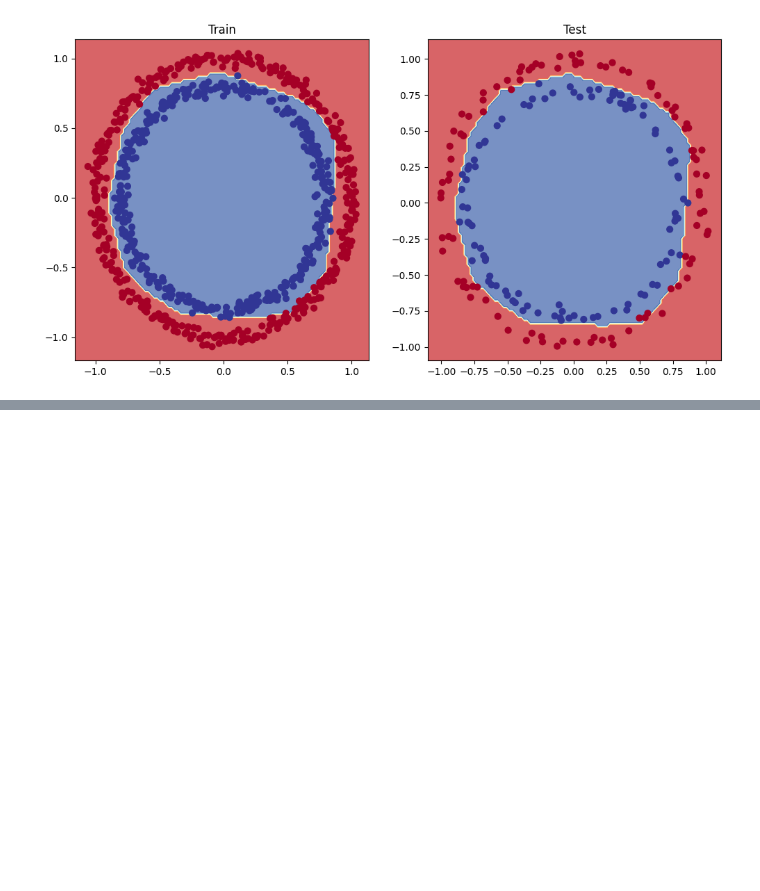
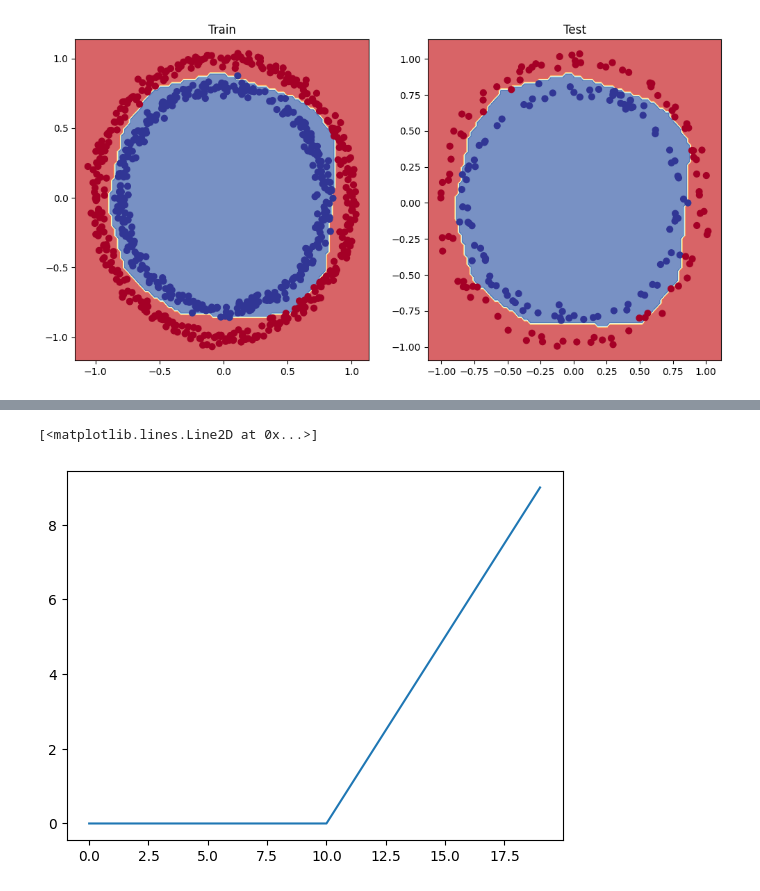
Before and after one commit to LaurentSeguin/Learning_ML, a Jupyter notebook: Basics of Neural Network Classification with Pytorch.ipynb, the cells around one changed output, grey strips where cells are left out. Cells and saved outputs as stored; diff of their text form; code cells hidden in the pictures; blank space fills up the shorter version.

```diff
--- a/Basics of Neural Network Classification with Pytorch.ipynb
+++ b/Basics of Neural Network Classification with Pytorch.ipynb
@@ -758,0 +788,6 @@ plot_decision_boundary(model_3,X_test,y_test)
+# %%
+# Using the pytorch relu function
+plt.plot(torch.relu(A))
+# %% [output]
+[<matplotlib.lines.Line2D at 0x...>]
+[figure, added]
```
Also changed, not shown: parts of 28 cells of this notebook.
